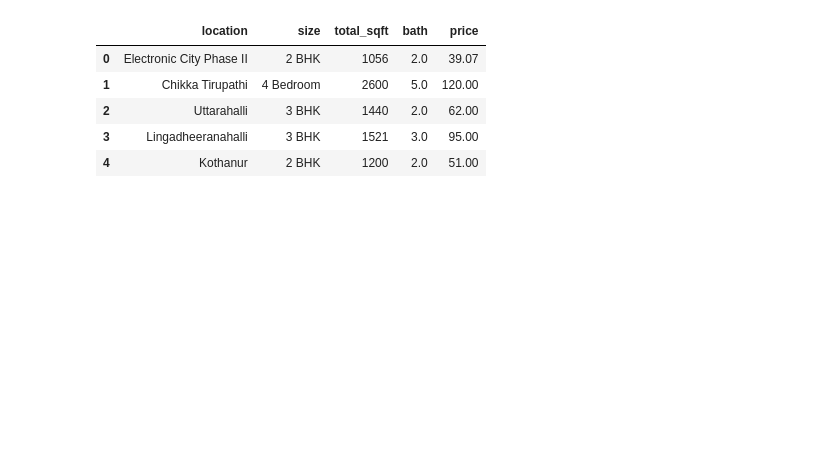
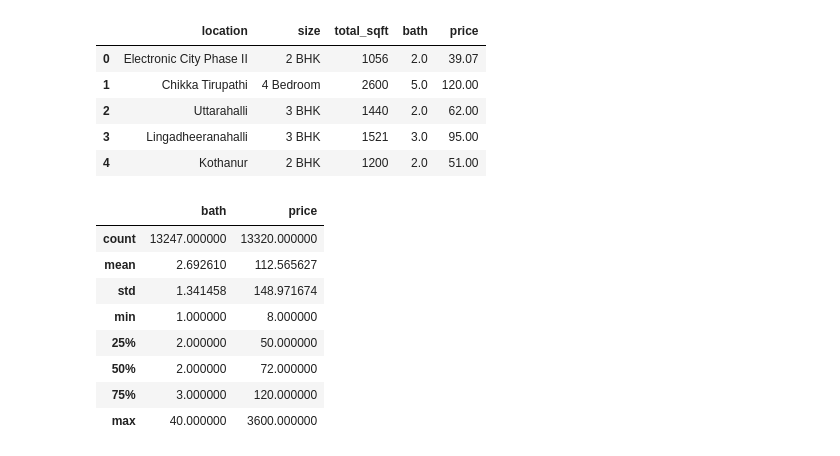
Before and after one commit to Void-Ark/Mini-Projects, a Jupyter notebook: Bengaluru house price prediction/pridictor.ipynb, the cells around one changed output. Saved outputs shown, nothing was run; the diff lists cells and outputs as text; code cells hidden in the pictures; blank space fills up the shorter version.

```diff
--- a/Bengaluru house price prediction/pridictor.ipynb
+++ b/Bengaluru house price prediction/pridictor.ipynb
@@ -67,3 +66,15 @@ data.head()
 | 2 | Uttarahalli | 3 BHK | 1440 | 2.0 | 62.00 |
 | 3 | Lingadheeranahalli | 3 BHK | 1521 | 3.0 | 95.00 |
 | 4 | Kothanur | 2 BHK | 1200 | 2.0 | 51.00 |
+# %%
+data.describe()
+# %% [output]
+|  | bath | price |
+| count | 13247.000000 | 13320.000000 |
+| mean | 2.692610 | 112.565627 |
+| std | 1.341458 | 148.971674 |
+| min | 1.000000 | 8.000000 |
+| 25% | 2.000000 | 50.000000 |
+| 50% | 2.000000 | 72.000000 |
+| 75% | 3.000000 | 120.000000 |
+| max | 40.000000 | 3600.000000 |
```
Also changed, not shown: parts of 37 cells of this notebook, 4 other files.
